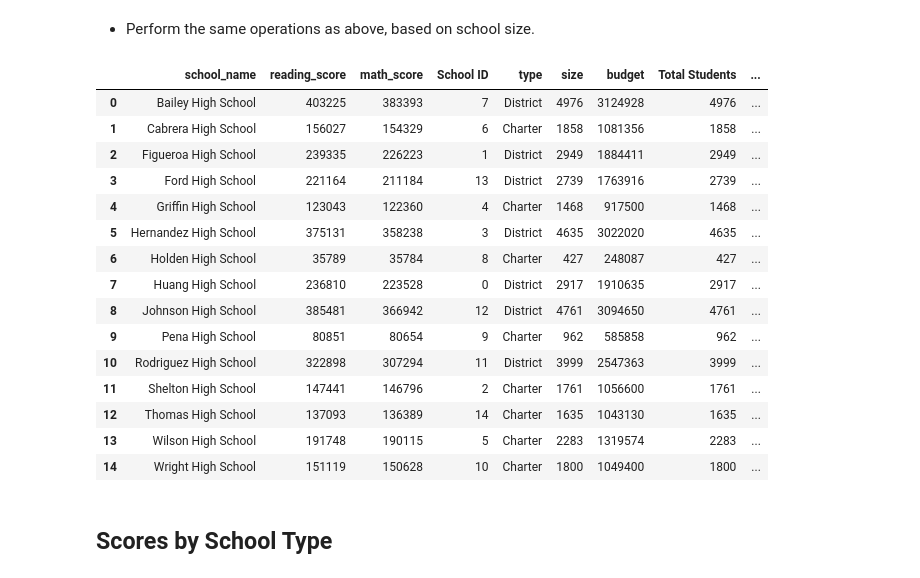
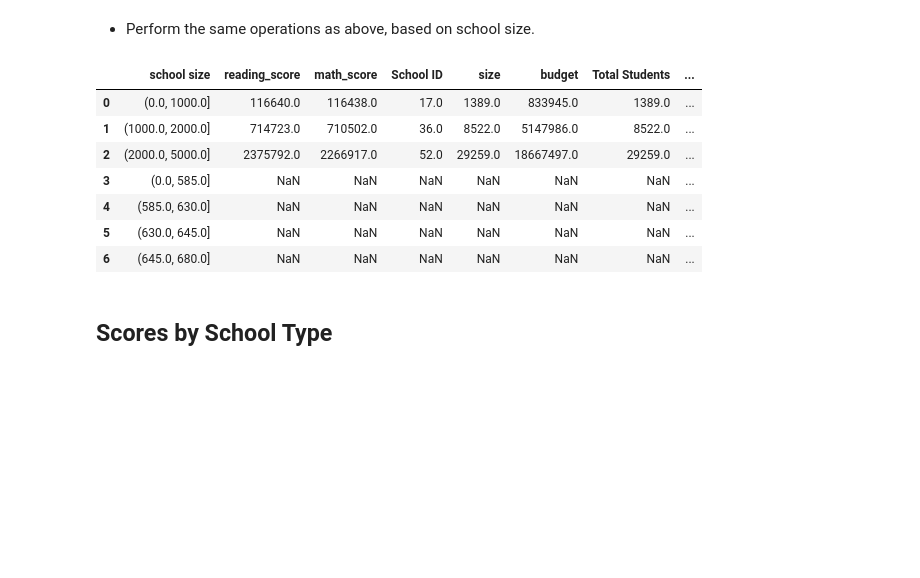
Before and after one commit to Marcus-W-Garnham/pandas-challenge, a Jupyter notebook: PyCitySchools/PyCitySchools_starter.ipynb, the cells around one changed output. Saved outputs shown, nothing was run; the diff lists cells and outputs as text; code cells hidden in the pictures; blank space fills up the shorter version.

```diff
--- a/PyCitySchools/PyCitySchools_starter.ipynb
+++ b/PyCitySchools/PyCitySchools_starter.ipynb
@@ -377,27 +384,27 @@ school_summary_Final
 ## Scores by School Size
 # %% [markdown]
 * Perform the same operations as above, based on school size.
-# %%
-school_summary_complete['school size'] = pd.cut(school_summary_complete['size'],
-                                                               [0, 1000, 2000, 5000])
-school_summary_complete
-# %% [output]
-|  | school_name | reading_score | math_score | School ID | type | size | budget | Total Students | ... |
-| 0 | Bailey High School | 403225 | 383393 | 7 | District | 4976 | 3124928 | 4976 | ... |
-| 1 | Cabrera High School | 156027 | 154329 | 6 | Charter | 1858 | 1081356 | 1858 | ... |
-| 2 | Figueroa High School | 239335 | 226223 | 1 | District | 2949 | 1884411 | 2949 | ... |
-| 3 | Ford High School | 221164 | 211184 | 13 | District | 2739 | 1763916 | 2739 | ... |
-| 4 | Griffin High School | 123043 | 122360 | 4 | Charter | 1468 | 917500 | 1468 | ... |
-| 5 | Hernandez High School | 375131 | 358238 | 3 | District | 4635 | 3022020 | 4635 | ... |
-| 6 | Holden High School | 35789 | 35784 | 8 | Charter | 427 | 248087 | 427 | ... |
-| 7 | Huang High School | 236810 | 223528 | 0 | District | 2917 | 1910635 | 2917 | ... |
-| 8 | Johnson High School | 385481 | 366942 | 12 | District | 4761 | 3094650 | 4761 | ... |
-| 9 | Pena High School | 80851 | 80654 | 9 | Charter | 962 | 585858 | 962 | ... |
-| 10 | Rodriguez High School | 322898 | 307294 | 11 | District | 3999 | 2547363 | 3999 | ... |
-| 11 | Shelton High School | 147441 | 146796 | 2 | Charter | 1761 | 1056600 | 1761 | ... |
-| 12 | Thomas High School | 137093 | 136389 | 14 | Charter | 1635 | 1043130 | 1635 | ... |
-| 13 | Wilson High School | 191748 | 190115 | 5 | Charter | 2283 | 1319574 | 2283 | ... |
-| 14 | Wright High School | 151119 | 150628 | 10 | Charter | 1800 | 1049400 | 1800 | ... |
+# %%
+school_summary_complete['school size'] = pd.cut(school_summary_complete['size'], [0, 1000, 2000, 5000])
+
+School_size_Total = school_summary_complete['school size'].value_counts()
+School_size_Total_Fin = pd.DataFrame({"Number": School_Size_Total})
+School_size_Total_Fin = School_size_Total_Fin.rename_axis('school size').reset_index()
+
+Sum_size = school_summary_complete.groupby('school size').sum()
+Sum_size = Sum_size.rename_axis('school size').reset_index()
+
+School_size = pd.merge(Sum_size, School_size_Total_Fin, how="outer", on=["school size"])
+School_size
+# %% [output]
+|  | school size | reading_score | math_score | School ID | size | budget | Total Students | ... |
+| 0 | (0.0, 1000.0] | 116640.0 | 116438.0 | 17.0 | 1389.0 | 833945.0 | 1389.0 | ... |
+| 1 | (1000.0, 2000.0] | 714723.0 | 710502.0 | 36.0 | 8522.0 | 5147986.0 | 8522.0 | ... |
+| 2 | (2000.0, 5000.0] | 2375792.0 | 2266917.0 | 52.0 | 29259.0 | 18667497.0 | 29259.0 | ... |
+| 3 | (0.0, 585.0] | NaN | NaN | NaN | NaN | NaN | NaN | ... |
+| 4 | (585.0, 630.0] | NaN | NaN | NaN | NaN | NaN | NaN | ... |
+| 5 | (630.0, 645.0] | NaN | NaN | NaN | NaN | NaN | NaN | ... |
+| 6 | (645.0, 680.0] | NaN | NaN | NaN | NaN | NaN | NaN | ... |
 # %% [markdown]
 ## Scores by School Type
 # %% [markdown]
```
Also changed, not shown: parts of 2 cells of this notebook.
